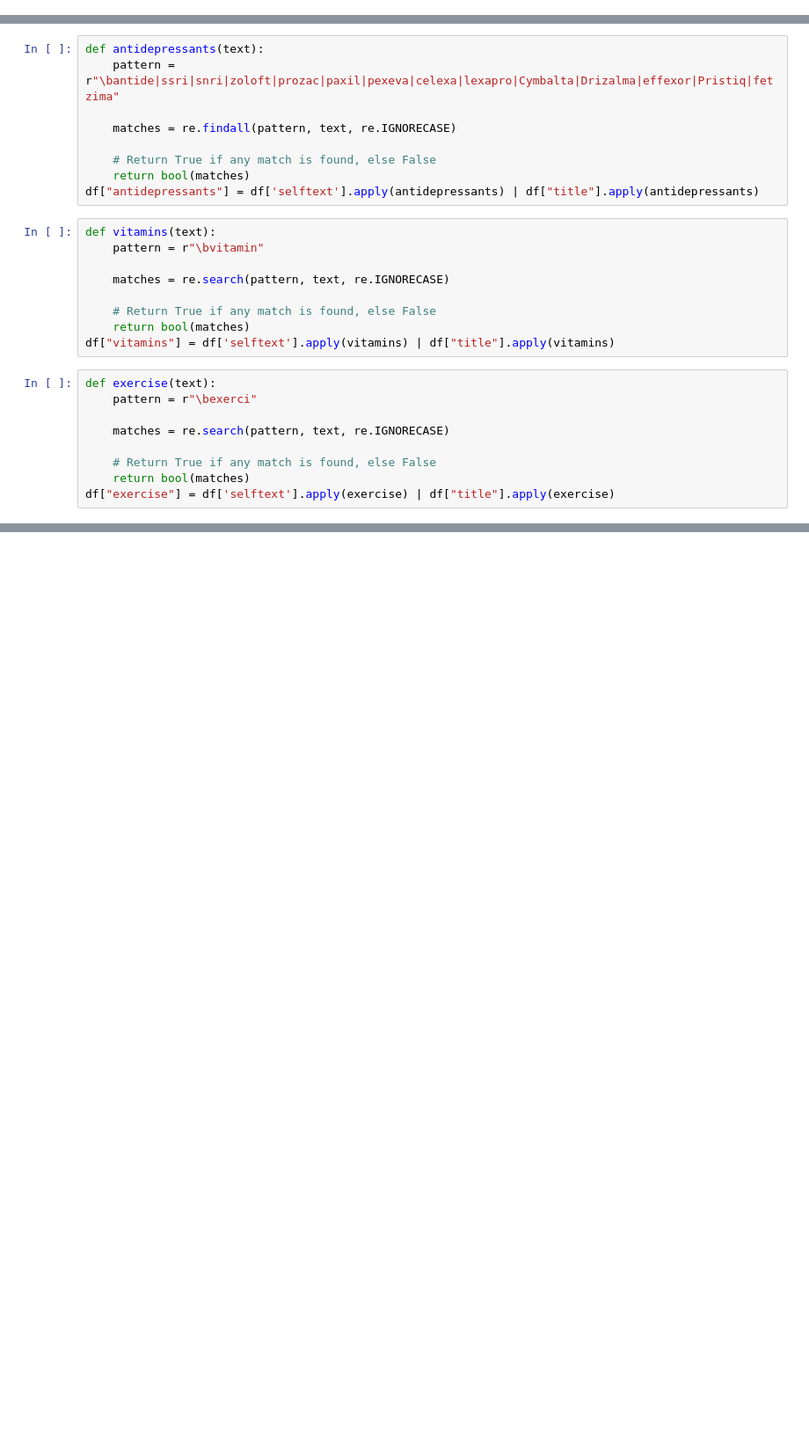
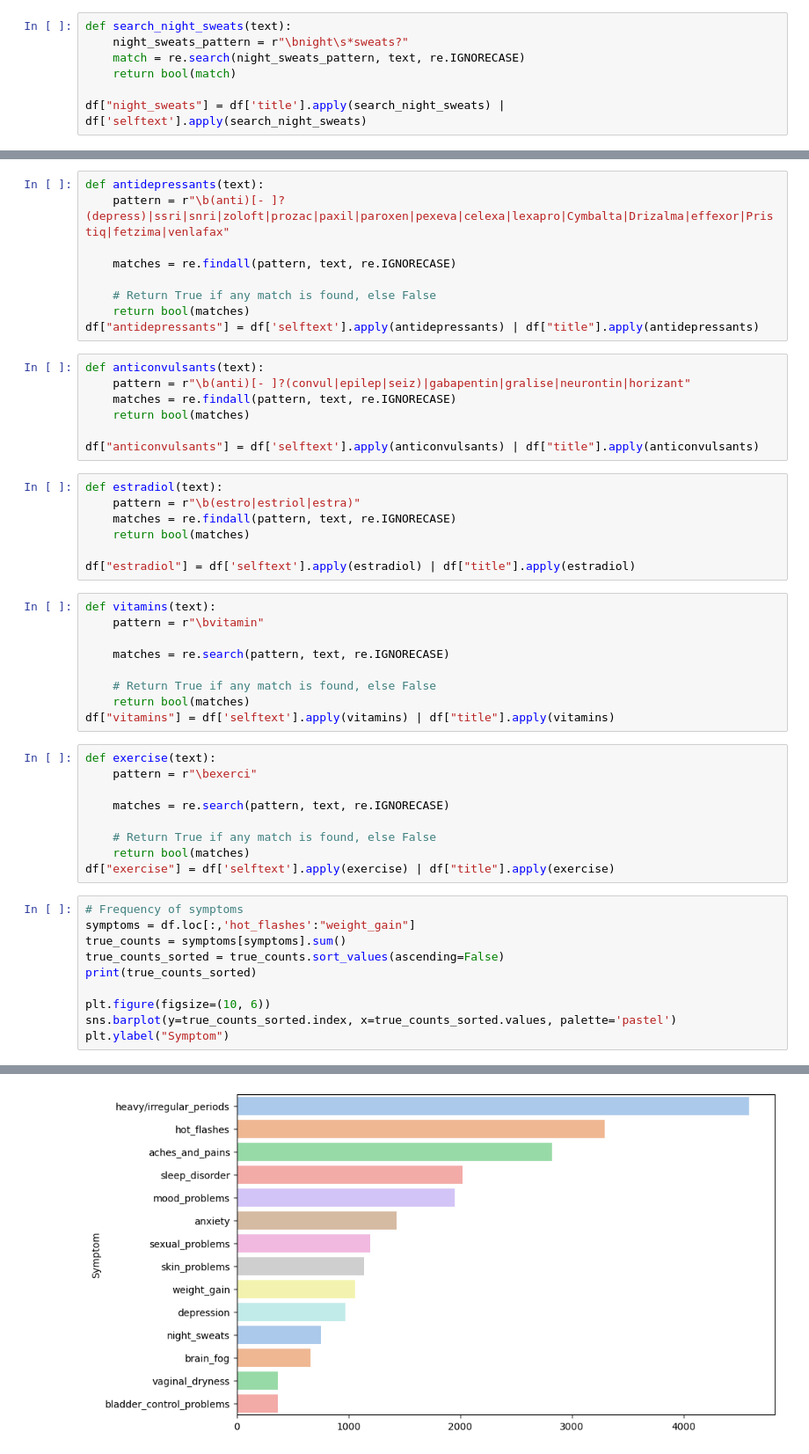
Before and after one commit to aldenyslo/webscrape_100l, a Jupyter notebook: reddit.ipynb, the cells around one changed output, grey strips where cells are left out. Shown at 88% size. Saved outputs shown, nothing was run; the diff lists cells and outputs as text; blank space fills up the shorter version.

Commit message:
graphs and heatmap

```diff
--- a/reddit.ipynb
+++ b/reddit.ipynb
@@ -135,3 +150,10 @@ df['hot_flashes/night_sweats'] = df['title'].apply(search_hot_flashes) | df['sel
+# %%
+def search_night_sweats(text):
+    night_sweats_pattern = r"\bnight\s*sweats?"
+    match = re.search(night_sweats_pattern, text, re.IGNORECASE)
+    return bool(match)
+
+df["night_sweats"] = df['title'].apply(search_night_sweats) | df['selftext'].apply(search_night_sweats)
 # %%
 # sleeping issues, insomnia
 def sleep_disorder(text):
@@ -275,13 +297,27 @@ def hormone(text):
 df["hormone_therapy"] = df['selftext'].apply(hormone) | df["title"].apply(hormone)
 # %%
 def antidepressants(text):
-    pattern = r"\bantide|ssri|snri|zoloft|prozac|paxil|pexeva|celexa|lexapro|Cymbalta|Drizalma|effexor|Pristiq|fetzima"
+    pattern = r"\b(anti)[- ]?(depress)|ssri|snri|zoloft|prozac|paxil|paroxen|pexeva|celexa|lexapro|Cymbalta|Drizalma|effexor|Pristiq|fetzima|venlafax"
 
     matches = re.findall(pattern, text, re.IGNORECASE)
 
     # Return True if any match is found, else False
     return bool(matches)
 df["antidepressants"] = df['selftext'].apply(antidepressants) | df["title"].apply(antidepressants)
+# %%
+def anticonvulsants(text):
+    pattern = r"\b(anti)[- ]?(convul|epilep|seiz)|gabapentin|gralise|neurontin|horizant"
+    matches = re.findall(pattern, text, re.IGNORECASE)
+    return bool(matches)
+
+df["anticonvulsants"] = df['selftext'].apply(anticonvulsants) | df["title"].apply(anticonvulsants)
+# %%
+def estradiol(text):
+    pattern = r"\b(estro|estriol|estra)"
+    matches = re.findall(pattern, text, re.IGNORECASE)
+    return bool(matches)
+
+df["estradiol"] = df['selftext'].apply(estradiol) | df["title"].apply(estradiol)
 # %%
 def vitamins(text):
     pattern = r"\bvitamin"
@@ -300,3 +336,14 @@ def exercise(text):
     # Return True if any match is found, else False
     return bool(matches)
 df["exercise"] = df['selftext'].apply(exercise) | df["title"].apply(exercise)
+# %%
+# Frequency of symptoms
+symptoms = df.loc[:,'hot_flashes':"weight_gain"]
+true_counts = symptoms[symptoms].sum()
+true_counts_sorted = true_counts.sort_values(ascending=False)
+print(true_counts_sorted)
+
+plt.figure(figsize=(10, 6))
+sns.barplot(y=true_counts_sorted.index, x=true_counts_sorted.values, palette='pastel')
+plt.ylabel("Symptom")
+# %% [output]
@@ -302,0 +369 @@ df["exercise"] = df['selftext'].apply(exercise) | df["title"].apply(exercise)
+[figure, added]
```
Also changed, not shown: parts of 8 cells of this notebook, 2 other files.
